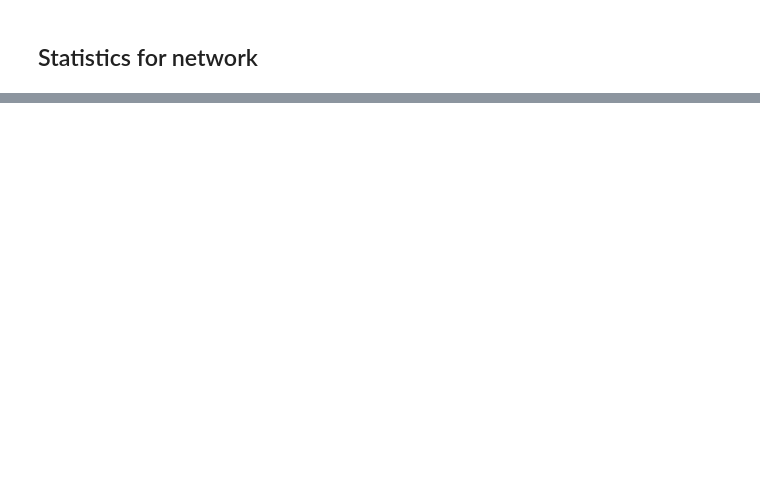
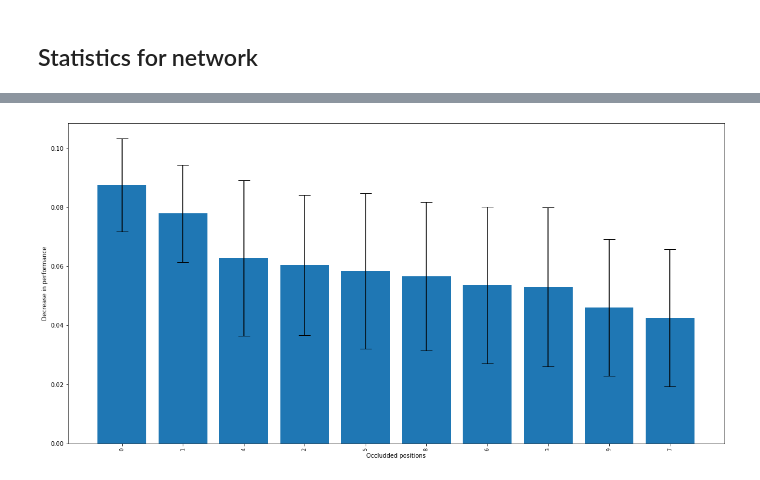
Before and after one commit to christian-creator/DL_peptide_immunogenecity, a Jupyter notebook: notebooks/partition_loop_continous_workflow.ipynb, the cells around one changed output, grey strips where cells are left out. Drawn from its saved outputs; the diff is of its cells as text; code cells hidden in the pictures; blank space fills up the shorter version.

```diff
--- a/notebooks/partition_loop_continous_workflow.ipynb
+++ b/notebooks/partition_loop_continous_workflow.ipynb
@@ -622,0 +594,51 @@ Best Epoch in K 0 63 best threshold: 0.4489297568798065
+# %%
+def occlusion_sensitivity_analysis(model, valid_loaders,N_positions,baseline_score):
+    peptide_val_loader,HLA_val_loader,label_val_loader,binding_score_val_loader = valid_loaders
+    model.eval()
+    import itertools
+    positions = range(N_positions)
+    occlussions = [list(itertools.combinations(positions,1)),list(itertools.combinations(positions,2)),list(itertools.combinations(positions,3))]
+    base_line_auc = baseline_score
+    position_occlusion_dict = {pos:[] for pos in range(N_positions)}
+
+    with torch.no_grad():
+        for length, occlusion_combinations in enumerate(occlussions):
+            for occlusion in occlusion_combinations:
+                all_val_targets = []
+                all_val_predictions = []
+                for j in range(len((peptide_val_loader))):
+                    val_peptides = peptide_val_loader[j].to(device)
+                    occluded_peptides = torch.clone(val_peptides)
+                    occluded_peptides[:,occlusion,:] = 0
+                    val_HLA = HLA_val_loader[j].to(device)
+                    val_labels = label_val_loader[j].to(device)
+                    val_binding_scores = binding_score_val_loader[j].to(device)
+                    outputs = model(occluded_peptides,val_HLA)
+                    all_val_predictions += outputs.cpu().numpy().tolist()
+                    all_val_targets += val_labels.cpu().numpy().tolist()
+                fpr, tpr, threshold = metrics.roc_curve(all_val_targets,all_val_predictions)
+                roc_auc = metrics.auc(fpr,tpr)
+                difference_from_baseline = base_line_auc-roc_auc
+                for occluded_position in occlusion:
+                    position_occlusion_dict[occluded_position].append(difference_from_baseline)
+
+
+
+    average_decrease_in_performance = {pos:np.mean(position_occlusion_dict[pos]) for pos in position_occlusion_dict.keys()}
+    std_decrease_in_performance = {pos:np.std(position_occlusion_dict[pos]) for pos in position_occlusion_dict.keys()}
+
+    sorted_occlusions = sorted(average_decrease_in_performance.keys(), key= lambda x: average_decrease_in_performance[x],reverse=True)
+    sorted_decreases = [average_decrease_in_performance[occ] for occ in sorted_occlusions]
+    sorted_std =  [std_decrease_in_performance[occ] for occ in sorted_occlusions]
+
+    fig = plt.figure(figsize=(20,10))
+    plt.bar(np.arange(len(sorted_decreases)), sorted_decreases)
+    plt.errorbar(np.arange(len(sorted_decreases)), sorted_decreases,yerr=sorted_std, fmt="", color="k", ls="",capsize=10)
+    plt.xticks(np.arange(len(sorted_decreases)),sorted_occlusions,rotation=90, size=8)
+    plt.xlabel("Occludded positions")
+    plt.ylabel("Decrease in performance")
+    plt.show()
+
+occlusion_sensitivity_analysis(trained_model, val_loaders, 10, 0.762)
+# %% [output]
+[figure, added]
```
Also changed, not shown: parts of 7 cells of this notebook, 3 other files.
